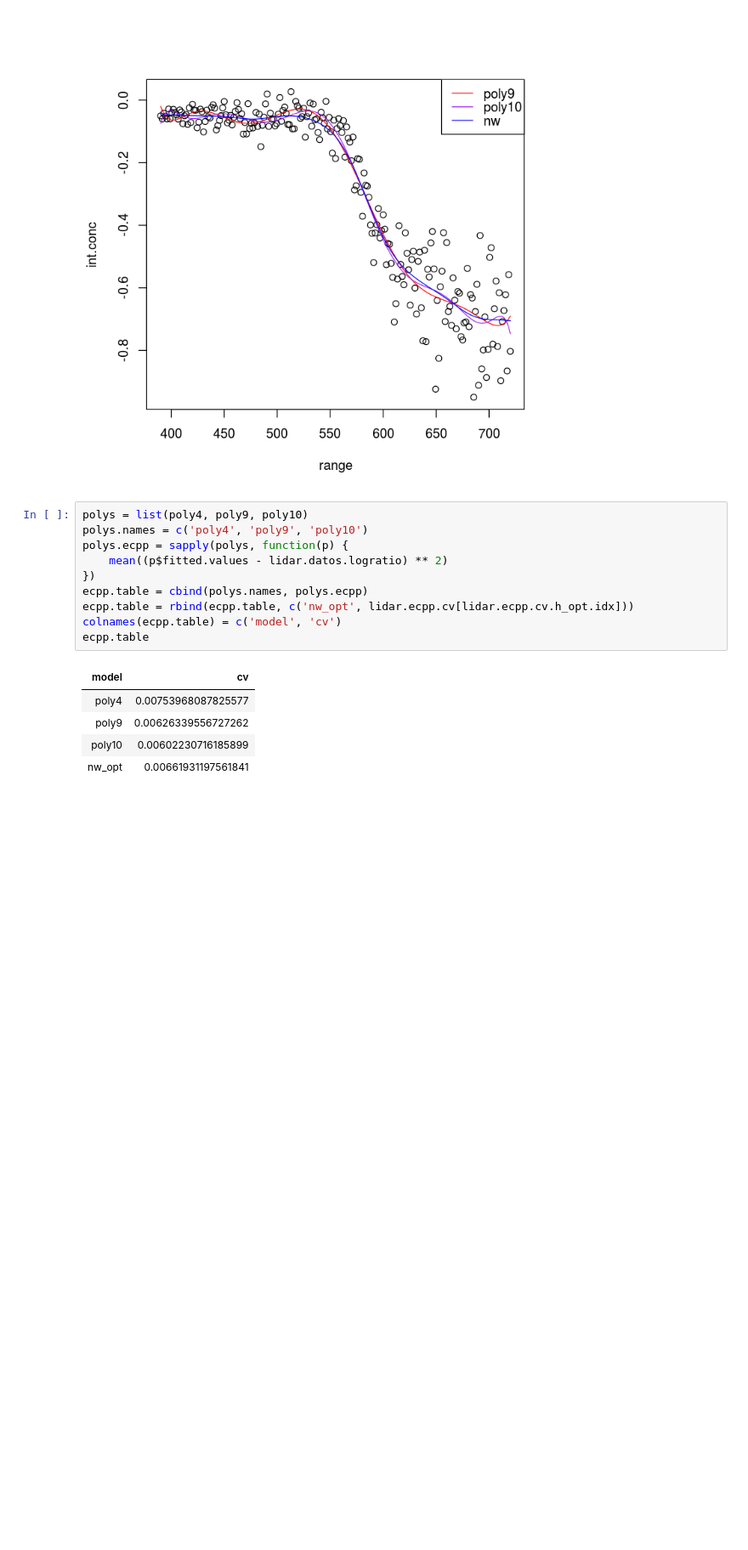
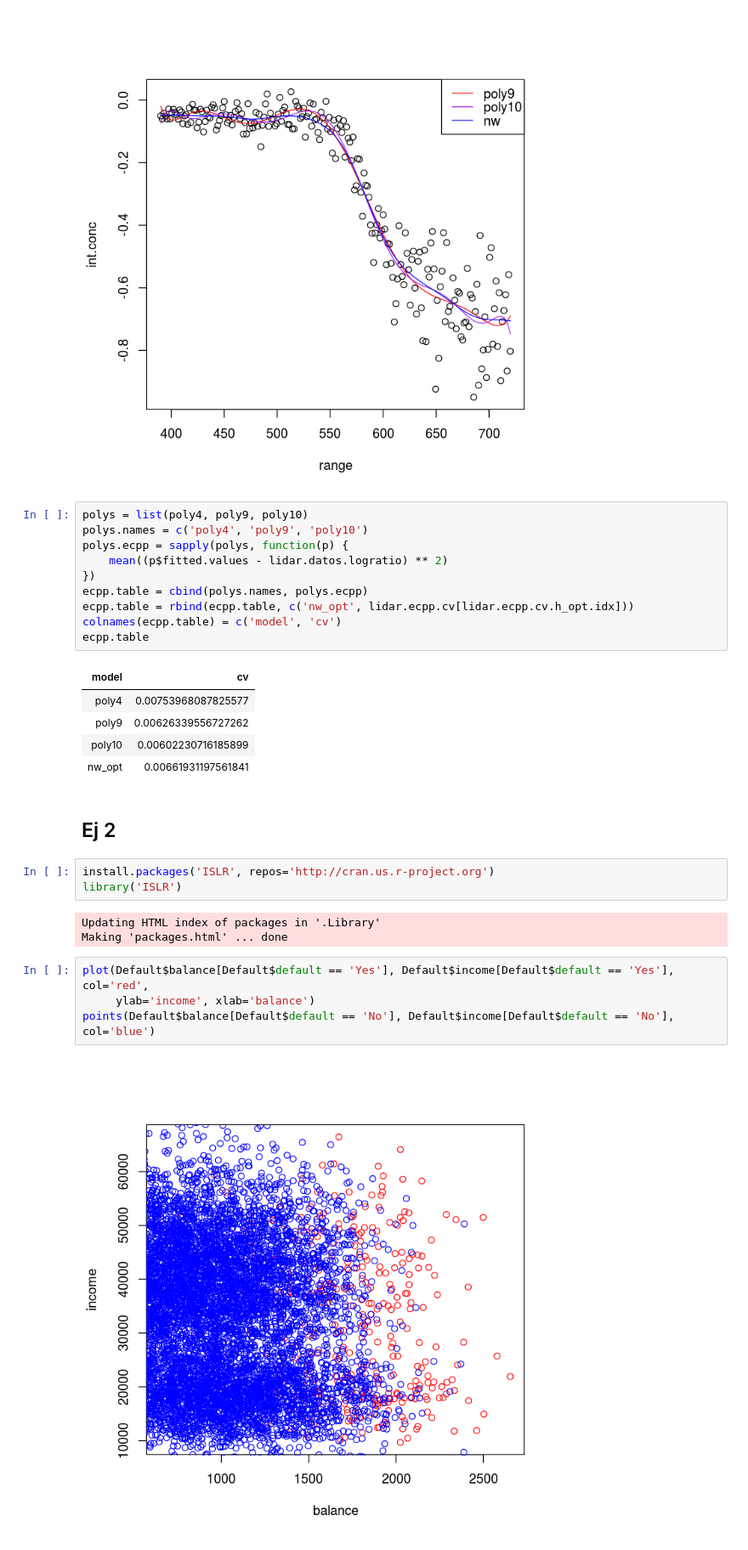
Before and after one commit to m2march/tp_final_r, a Jupyter notebook: Lista_11.ipynb, the cells around one changed output. Shown at 85% size. Cells and saved outputs as stored; diff of their text form; blank space fills up the shorter version.

```diff
--- a/Lista_11.ipynb
+++ b/Lista_11.ipynb
@@ -106,3 +106,17 @@ ecpp.table
 | poly9 | 0.00626339556727262 |
 | poly10 | 0.00602230716185899 |
 | nw_opt | 0.00661931197561841 |
+# %% [markdown]
+## Ej 2
+# %%
+install.packages('ISLR', repos='http://cran.us.r-project.org')
+library('ISLR')
+# %% [output]
+Updating HTML index of packages in '.Library'
+Making 'packages.html' ... done
+# %%
+plot(Default$balance[Default$default == 'Yes'], Default$income[Default$default == 'Yes'], col='red',
+     ylab='income', xlab='balance')
+points(Default$balance[Default$default == 'No'], Default$income[Default$default == 'No'], col='blue')
+# %% [output]
+[figure, added]
```
